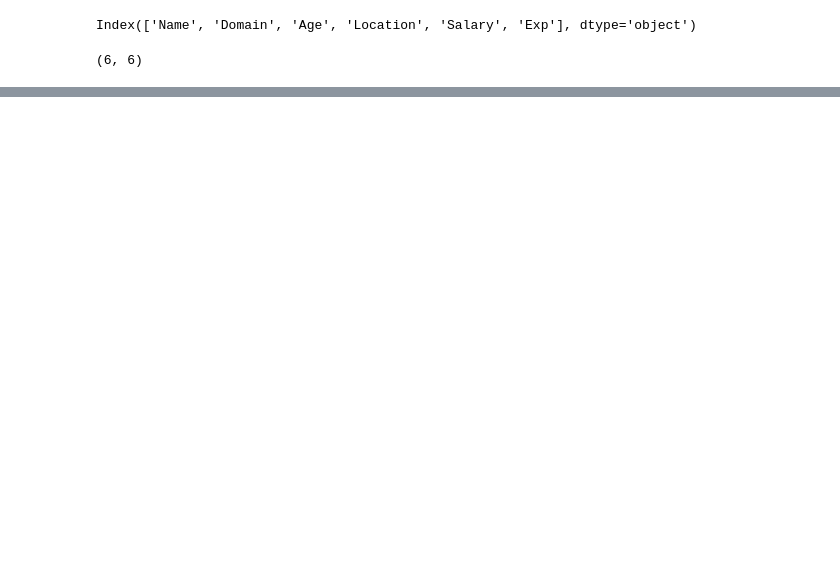
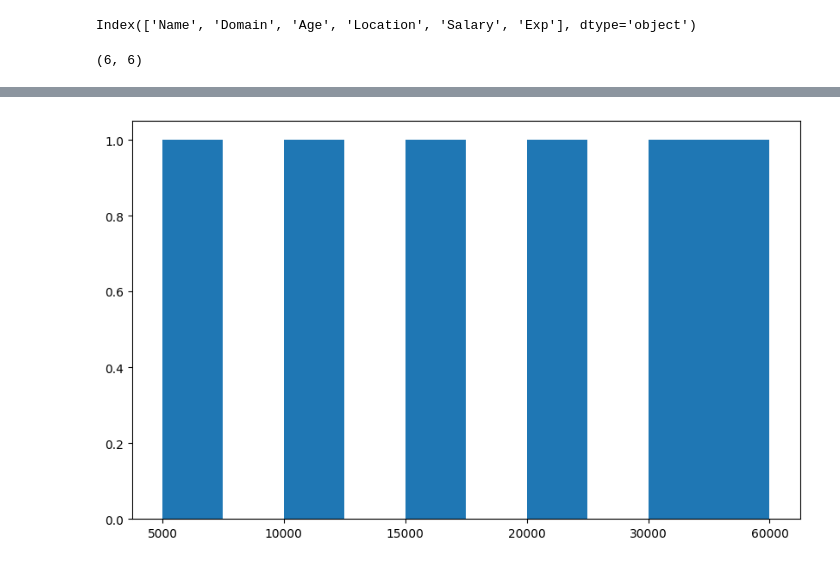
Before and after one commit to justrupesh12/EDA, a Jupyter notebook: Raw_Data_to_clean_by_EDA.ipynb, the cells around one changed output, grey strips where cells are left out. Drawn from its saved outputs; the diff is of its cells as text; code cells hidden in the pictures; blank space fills up the shorter version.

```diff
--- a/Raw_Data_to_clean_by_EDA.ipynb
+++ b/Raw_Data_to_clean_by_EDA.ipynb
@@ -43,0 +385,4 @@ emp.head()
+# %%
+vis2=plt.hist(clean_data['Salary'])
+# %% [output]
+[figure, added]
```
Also changed, not shown: parts of 44 cells of this notebook.
